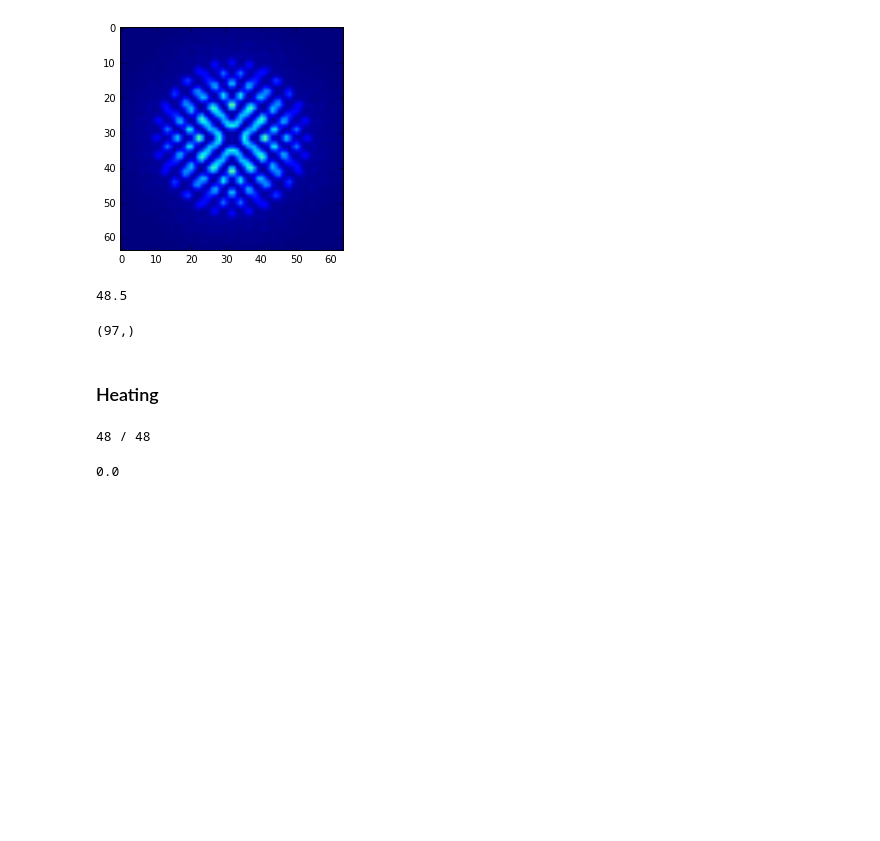
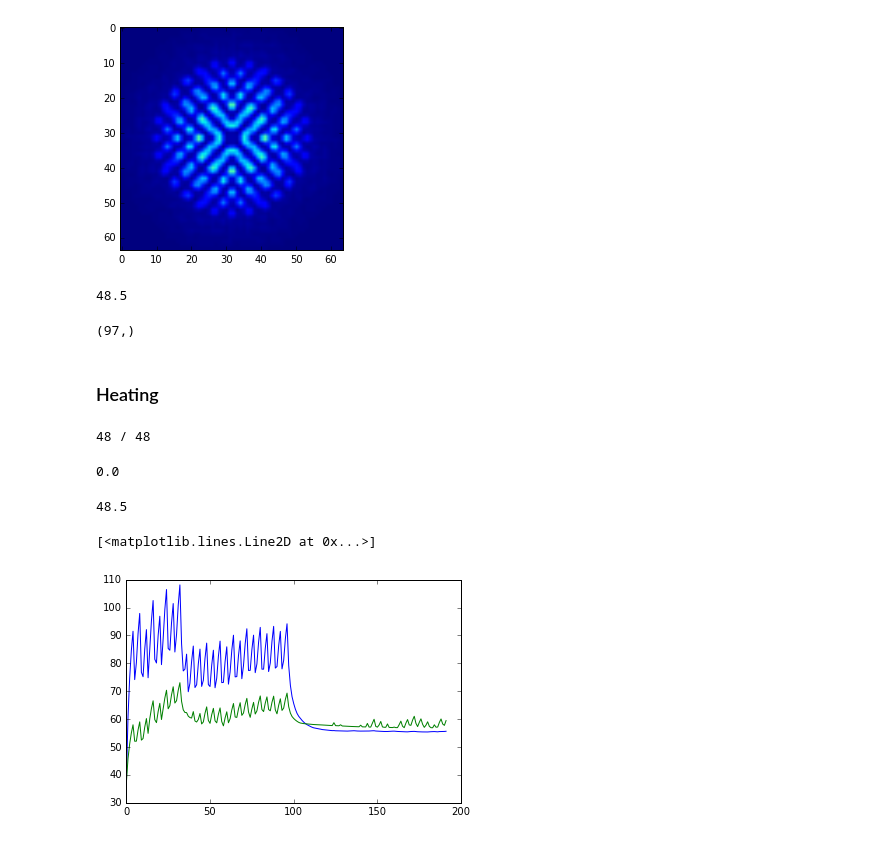
Before and after one commit to vlchaplin/fus_thermalmodelling, a Jupyter notebook: Trajectories_Kohler.ipynb, the cells around one changed output. Drawn from its saved outputs; the diff is of its cells as text; code cells hidden in the pictures; blank space fills up the shorter version.

```diff
--- a/Trajectories_Kohler.ipynb
+++ b/Trajectories_Kohler.ipynb
@@ -229,7 +287,0 @@ def heating(timeEdges, intensitySet, CEM, CEMinit=0,T0=37.0, alpha=1.0, PBdict={
-# %%
-timeEdgesVector(1.0, 0.0, Npoints=totSonications);
-
-heating(times, I1precomputed, CEM0, T0=T[0], alpha=2.0, PBdict=dict(verbose=False,Freeflow=1))
-# %% [output]
-48 / 48
-0.0
@@ -235,0 +305,22 @@ heating(times, I1precomputed, CEM0, T0=T[0], alpha=2.0, PBdict=dict(verbose=Fals
+# %%
+
+
+(heatInterpFunc.idx, heatInterpFunc.CEM, heatInterpFunc.vol240, heatInterpFunc.vol240ON) = (0, CEM1, vol240_1, vol240ON_1)
+(heatInterpFunc.out1, heatInterpFunc.out2, heatInterpFunc.out3, heatInterpFunc.out4, heatInterpFunc.out5)=(
+        interpTempFocPlane1,interpCEMFocPlane1,interpCEMFocAxial1,interpTempAxial1,maxT1)
+
+heating(times, I1precomputed, CEM1, alpha=7.68, Npass=Npass,
+        PBdict=dict(verbose=False,Freeflow=1,interpTimes=interpTimes, interpolatedTemp=interpTemp1, interpFunc=heatInterpFunc))
+# %% [output]
+48 / 48
+0.0
+# %%
+times.shape[0]/2
+# %% [output]
+48.5
+# %%
+plt.plot( maxT0 )
+plt.plot( maxT1 )
+# %% [output]
+[<matplotlib.lines.Line2D at 0x...>]
+[figure, added]
```
Also changed, not shown: parts of 26 cells of this notebook, 1 other file.
